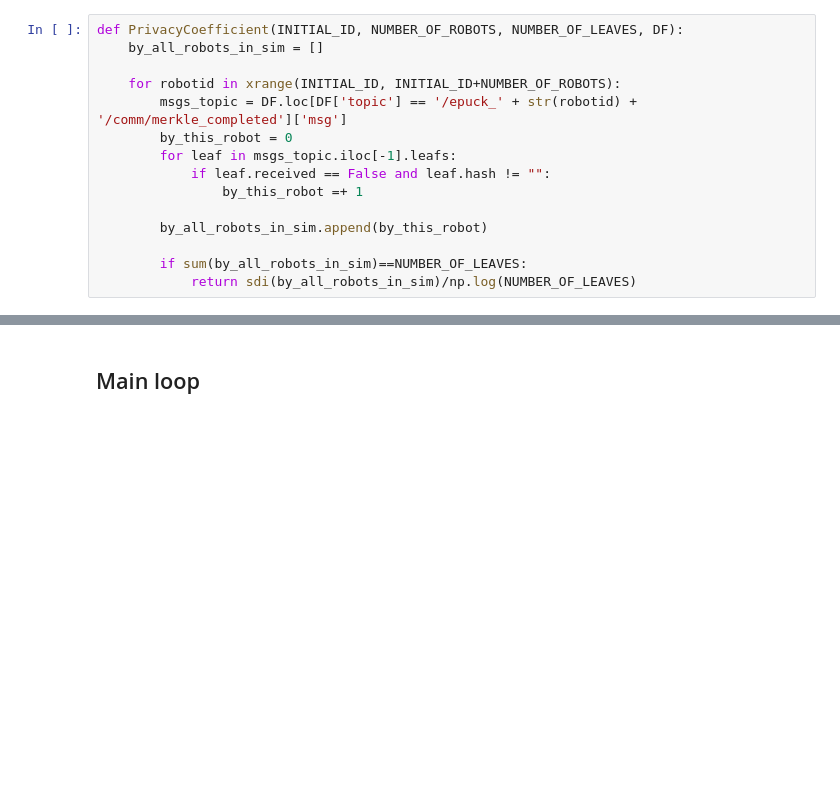
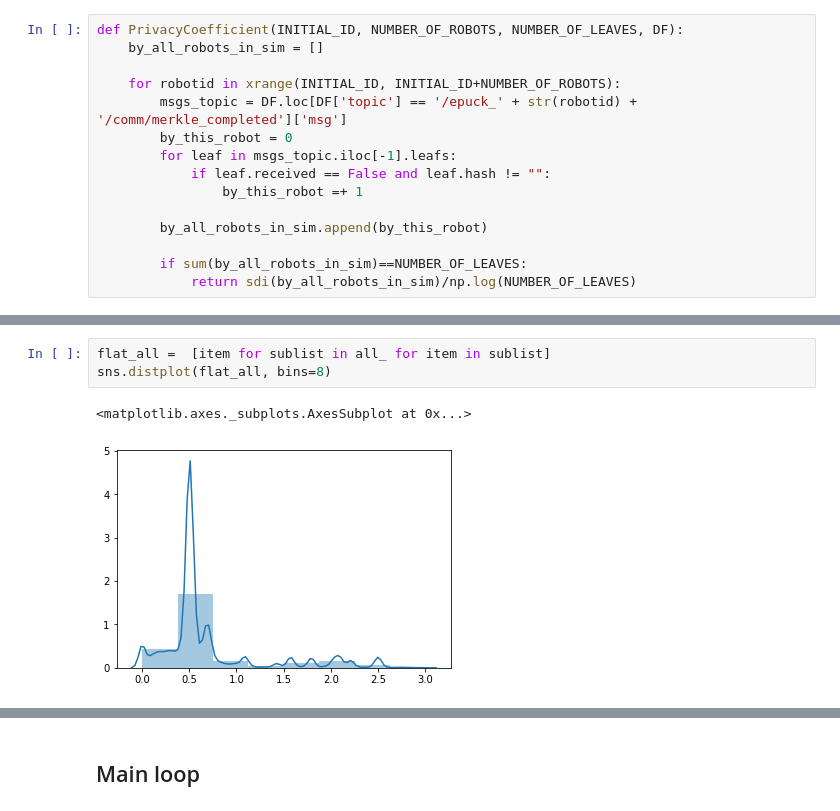
Before and after one commit to edcafenet/data_analysis_merkle_tree_experiments, a Jupyter notebook: ROSBAG Analysis (Real-robot experiments).ipynb, the cells around one changed output, grey strips where cells are left out. Saved outputs shown, nothing was run; the diff lists cells and outputs as text; blank space fills up the shorter version.

```diff
--- a/ROSBAG Analysis (Real-robot experiments).ipynb
+++ b/ROSBAG Analysis (Real-robot experiments).ipynb
@@ -161,0 +293,6 @@ def PrivacyCoefficient(INITIAL_ID, NUMBER_OF_ROBOTS, NUMBER_OF_LEAVES, DF):
+# %%
+flat_all =  [item for sublist in all_ for item in sublist]
+sns.distplot(flat_all, bins=8)
+# %% [output]
+<matplotlib.axes._subplots.AxesSubplot at 0x...>
+[figure, added]
```
Also changed, not shown: parts of 19 cells of this notebook, 2 other files.
